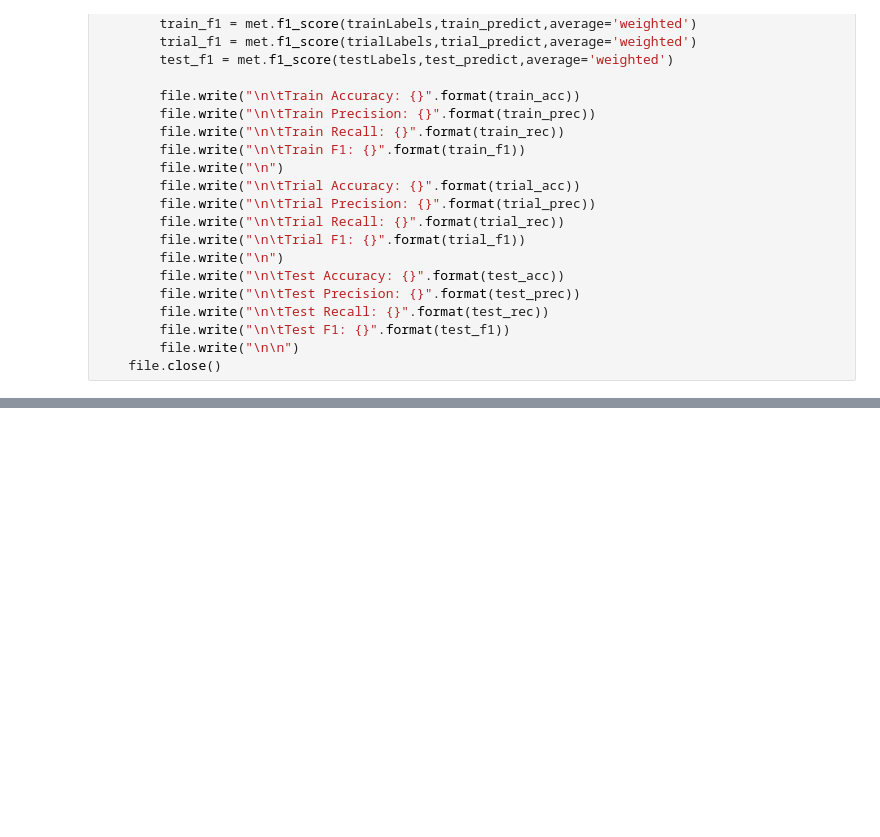
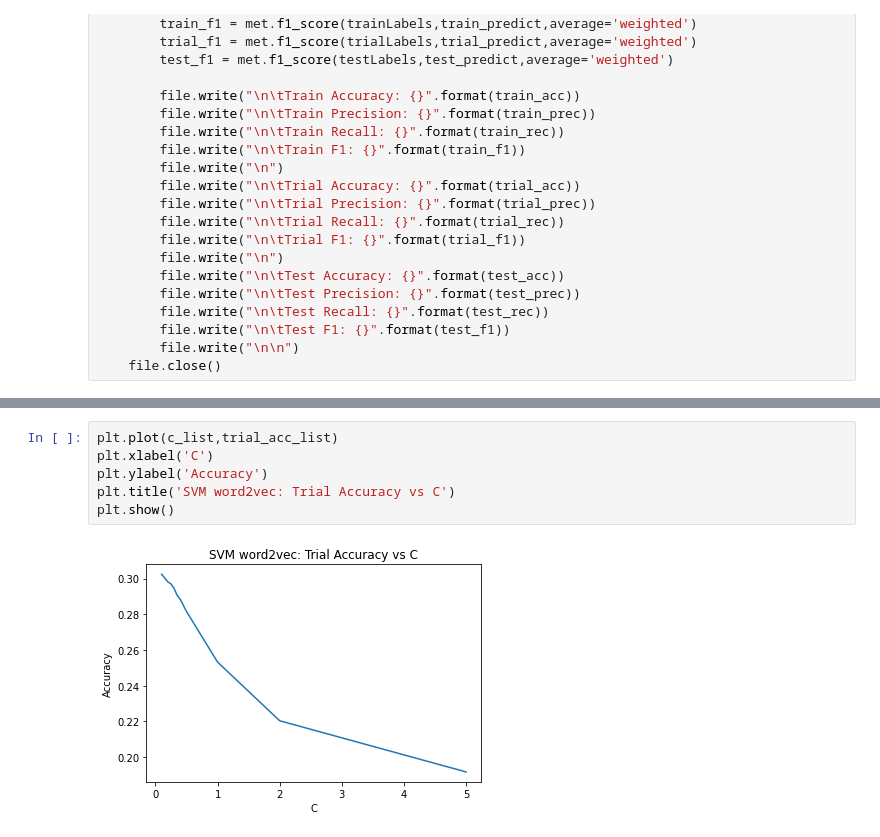
Before and after one commit to Karanjot-singh/Making-Emojis-More-Predictable, a Jupyter notebook: src/finalModels/SVM/svm_evaluate.ipynb, the cells around one changed output, grey strips where cells are left out. Saved outputs shown, nothing was run; the diff lists cells and outputs as text; blank space fills up the shorter version.

```diff
--- a/src/finalModels/SVM/svm_evaluate.ipynb
+++ b/src/finalModels/SVM/svm_evaluate.ipynb
@@ -110,0 +148,8 @@ with open('svm_score.txt','a') as file:
+# %%
+plt.plot(c_list,trial_acc_list)
+plt.xlabel('C')
+plt.ylabel('Accuracy')
+plt.title('SVM word2vec: Trial Accuracy vs C')
+plt.show()
+# %% [output]
+[figure, added]
```
Also changed, not shown: parts of 11 cells of this notebook, 10 other files.
